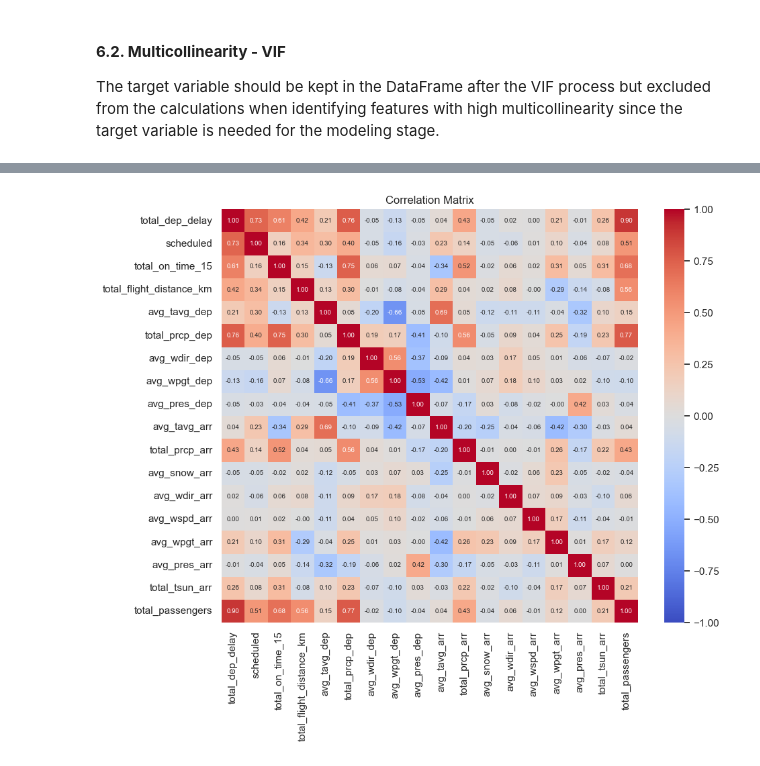
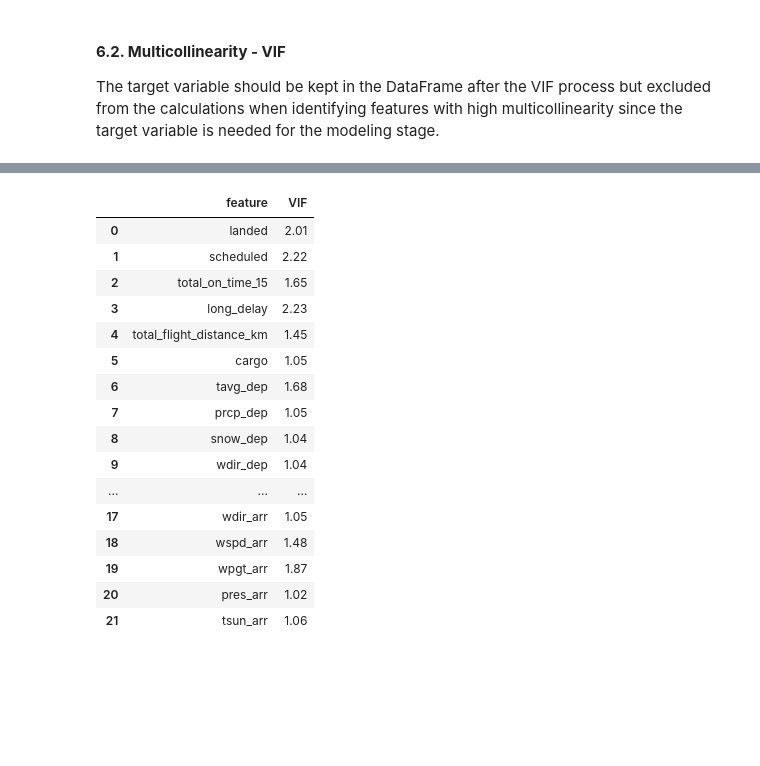
Before and after one commit to DT-Service-Consulting/avstats, a Jupyter notebook: avstats/AvStats_EDA.ipynb, the cells around one changed output, grey strips where cells are left out. Drawn from its saved outputs; the diff is of its cells as text; code cells hidden in the pictures; blank space fills up the shorter version.

```diff
--- a/avstats/AvStats_EDA.ipynb
+++ b/avstats/AvStats_EDA.ipynb
@@ -552,0 +560,16 @@ DataFrame saved to ..\data\df_passengers_vif.csv
+# %%
+# Remove features with high VIF values for weather data
+df_scaled_weather_few = df_scaled_weather.iloc[:, :39]
+multicollinearity_weather = Multicollinearity(df_scaled_weather_few, target_variable_weather)
+df_vif_weather, final_features_weather, vif_data_weather = multicollinearity_weather.remove_high_vif_features()
+save_dataframe(df_vif_weather, "df_vif_weather")
+
+# Remove features with high VIF values for single route data
+multicollinearity_BRU_MAD = Multicollinearity(df_scaled_BRU_MAD, target_variable_BRU_MAD)
+df_vif_BRU_MAD, final_features_BRU_MAD, vif_data_BRU_MAD = multicollinearity_BRU_MAD.remove_high_vif_features()
+save_dataframe(df_vif_BRU_MAD, "df_vif_BRU_MAD")
+
+# Remove features with high VIF values for passenger data
+multicollinearity_passengers = Multicollinearity(df_scaled_passengers, target_variable_passengers)
+df_vif_passengers, final_features_passengers, vif_data_passengers = multicollinearity_passengers.remove_high_vif_features()
+save_dataframe(df_vif_passengers, "df_vif_passengers")
@@ -553,9 +584,37 @@ DataFrame saved to ..\data\df_passengers_vif.csv
+# %%
+vif_data_weather
+# %% [output]
+|  | feature | VIF |
+| 0 | landed | 2.01 |
+| 1 | scheduled | 2.22 |
+| 2 | total_on_time_15 | 1.65 |
+| 3 | long_delay | 2.23 |
+| 4 | total_flight_distance_km | 1.45 |
+| 5 | cargo | 1.05 |
+| 6 | tavg_dep | 1.68 |
+| 7 | prcp_dep | 1.05 |
+| 8 | snow_dep | 1.04 |
+| 9 | wdir_dep | 1.04 |
+| ... | ... | ... |
+| 17 | wdir_arr | 1.05 |
+| 18 | wspd_arr | 1.48 |
+| 19 | wpgt_arr | 1.87 |
+| 20 | pres_arr | 1.02 |
+| 21 | tsun_arr | 1.06 |
 # %%
-correlation_matrix = df_passengers_vif.corr()
+fig, axes = plt.subplots(1, 2, figsize=(25, 10))
 
+# Plot heatmap before VIF removal
+correlation_matrix_features = df_vif_weather.corr()
 plt.figure(figsize=(10, 8))
-sns.heatmap(correlation_matrix, annot=True, fmt=".2f", cmap='coolwarm', vmin=-1, vmax=1, annot_kws={"size": 7})
-plt.title('Correlation Matrix')
+sns.heatmap(correlation_matrix_features, annot=True, fmt=".2f", cmap='coolwarm', ax=axes[0], vmin=-1, vmax=1, annot_kws={"size": 7})
+axes[0].set_title('Correlation Matrix')
+
+# Plot heatmap after VIF removal
+correlation_matrix_vif = df_vif_passengers.corr()
+plt.figure(figsize=(10, 8))
+sns.heatmap(correlation_matrix_vif, annot=True, fmt=".2f", cmap='coolwarm', ax=axes[1], vmin=-1, vmax=1, annot_kws={"size": 7})
+axes[1].set_title('Correlation Matrix')
+
+plt.tight_layout()
 plt.show()
-# %% [output]
-[figure, removed]
```
Also changed, not shown: parts of 18 cells of this notebook, 8 other files.
